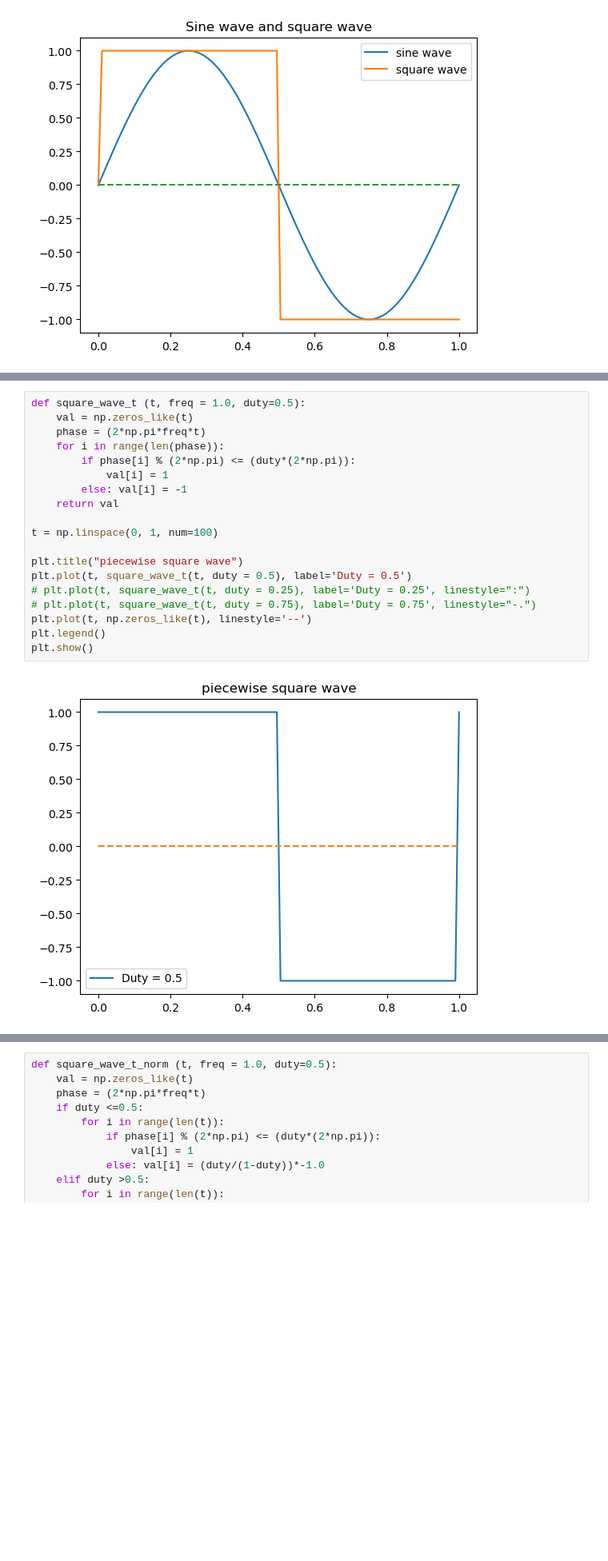
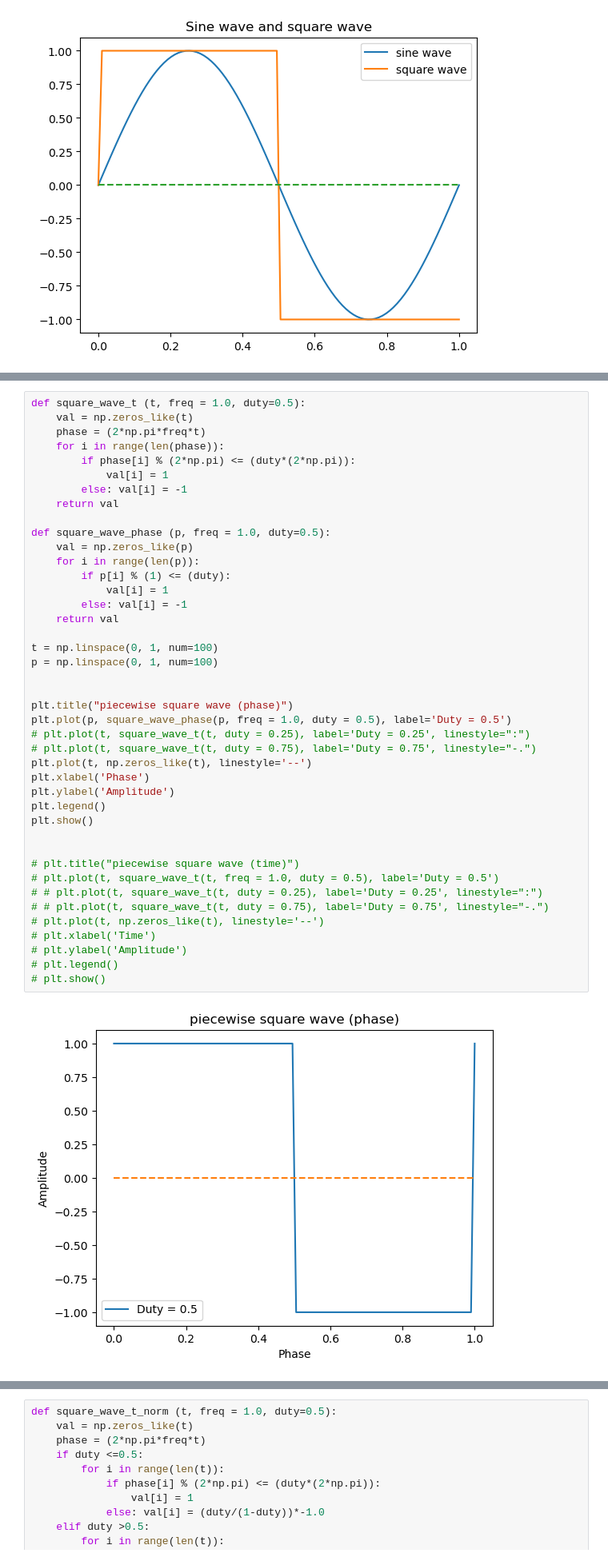
Before and after one commit to ThePrototypeAD/Image_Sonification, a Jupyter notebook: Tutorial v0_1.ipynb, the cells around one changed output, grey strips where cells are left out. Shown at 80% size. Cells and saved outputs as stored; diff of their text form; blank space fills up the shorter version.

Commit message:
generalizing hue->duty

```diff
--- a/Tutorial v0_1.ipynb
+++ b/Tutorial v0_1.ipynb
@@ -109,22 +109,45 @@ $$ x(t)=   \left\{
 # %%
 def square_wave_t (t, freq = 1.0, duty=0.5):
     val = np.zeros_like(t)
     phase = (2*np.pi*freq*t)
     for i in range(len(phase)):
         if phase[i] % (2*np.pi) <= (duty*(2*np.pi)):
             val[i] = 1
         else: val[i] = -1
     return val
 
+def square_wave_phase (p, freq = 1.0, duty=0.5):
+    val = np.zeros_like(p)
+    for i in range(len(p)):
+        if p[i] % (1) <= (duty):
+            val[i] = 1
+        else: val[i] = -1
+    return val
+
 t = np.linspace(0, 1, num=100)
+p = np.linspace(0, 1, num=100)
 
-plt.title("piecewise square wave")
-plt.plot(t, square_wave_t(t, duty = 0.5), label='Duty = 0.5')
+
+plt.title("piecewise square wave (phase)")
+plt.plot(p, square_wave_phase(p, freq = 1.0, duty = 0.5), label='Duty = 0.5')
 # plt.plot(t, square_wave_t(t, duty = 0.25), label='Duty = 0.25', linestyle=":")
 # plt.plot(t, square_wave_t(t, duty = 0.75), label='Duty = 0.75', linestyle="-.")
 plt.plot(t, np.zeros_like(t), linestyle='--')
+plt.xlabel('Phase')
+plt.ylabel('Amplitude')
 plt.legend()
 plt.show()
+
+
+# plt.title("piecewise square wave (time)")
+# plt.plot(t, square_wave_t(t, freq = 1.0, duty = 0.5), label='Duty = 0.5')
+# # plt.plot(t, square_wave_t(t, duty = 0.25), label='Duty = 0.25', linestyle=":")
+# # plt.plot(t, square_wave_t(t, duty = 0.75), label='Duty = 0.75', linestyle="-.")
+# plt.plot(t, np.zeros_like(t), linestyle='--')
+# plt.xlabel('Time')
+# plt.ylabel('Amplitude')
+# plt.legend()
+# plt.show()
 # %% [output]
-[figure, old version]
+[figure, new version]
 # %% [markdown]
```
Also changed, not shown: parts of 9 cells of this notebook, 2 other files.
